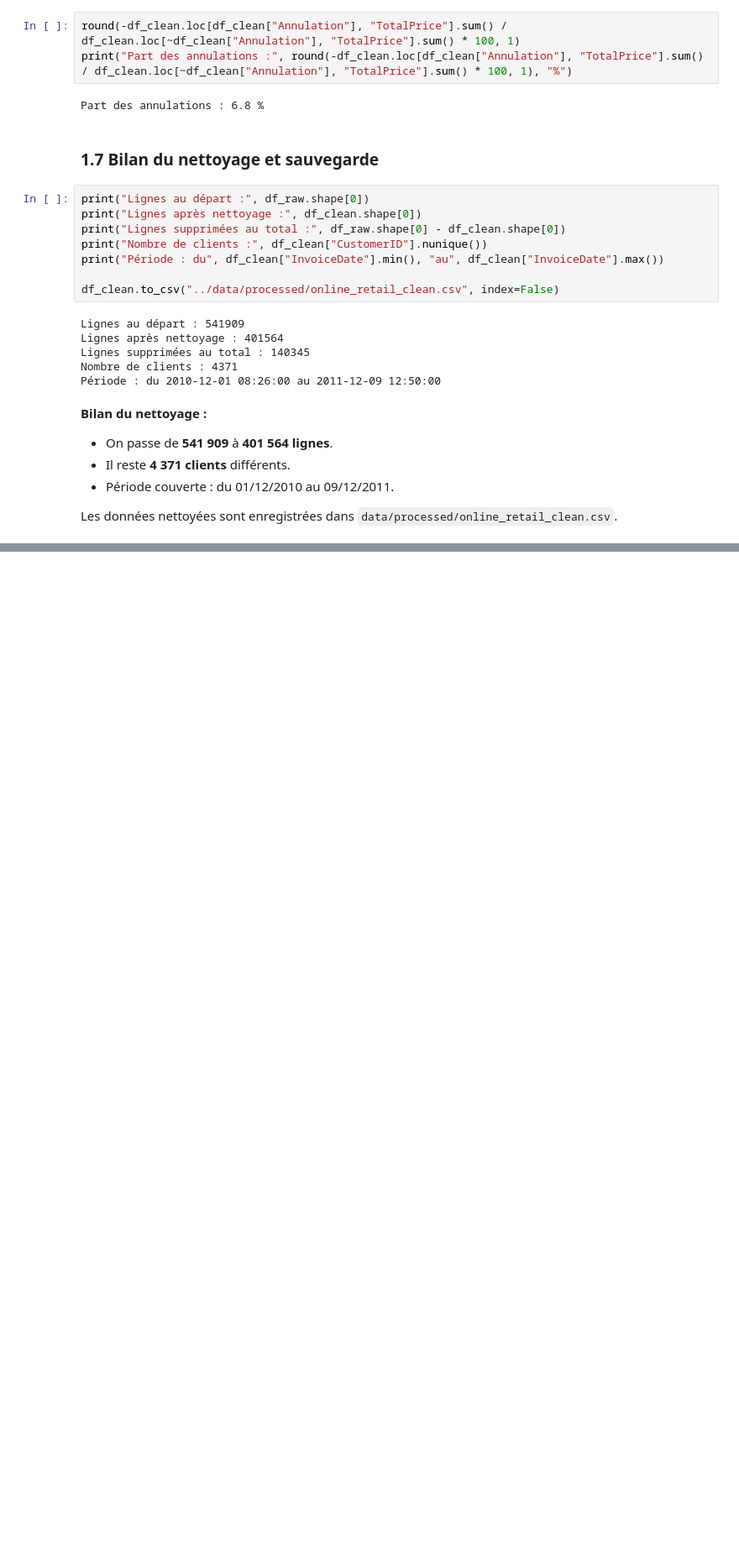
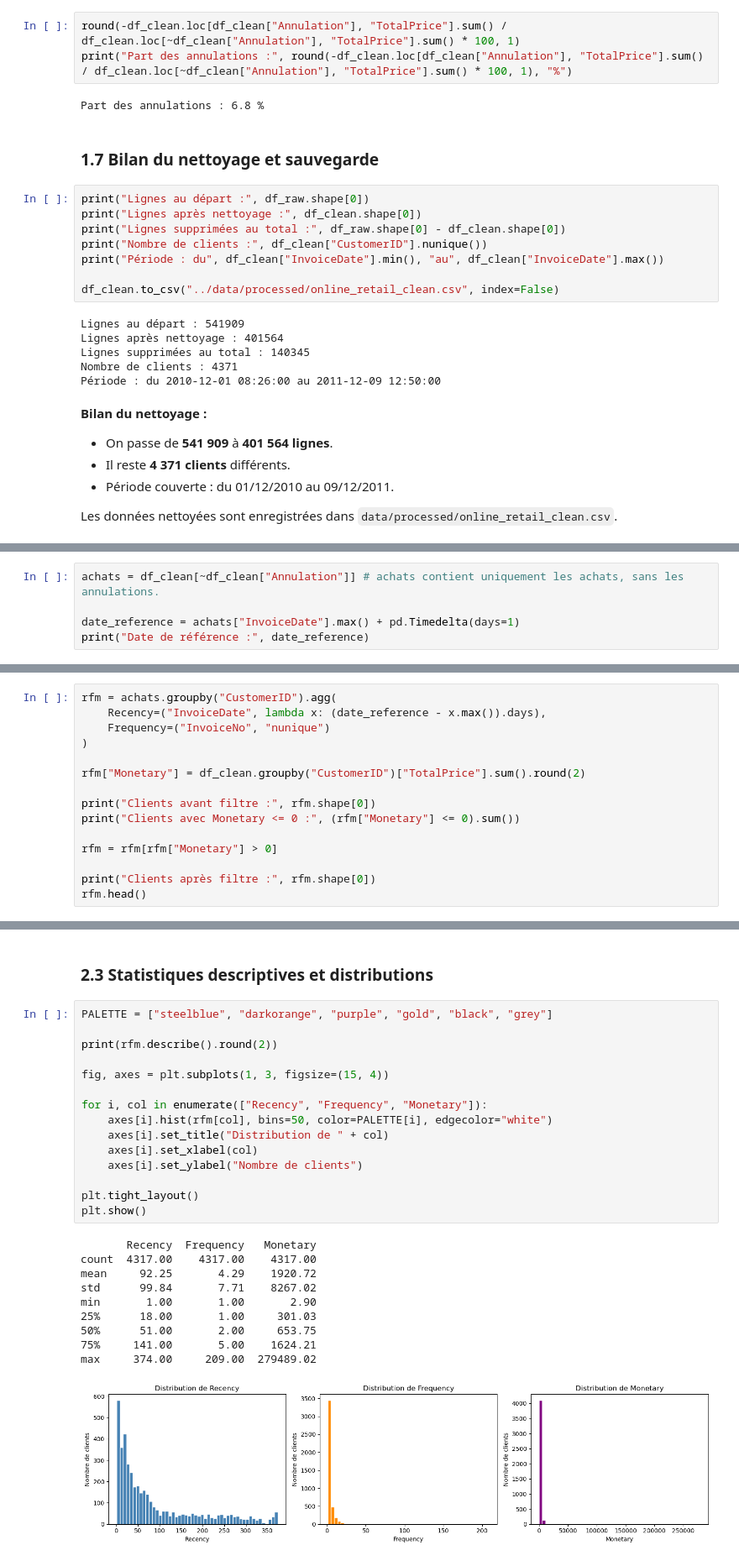
Before and after one commit to Zohair69/globalshop-rfm, a Jupyter notebook: notebooks/rfm_zohair.ipynb, the cells around one changed output, grey strips where cells are left out. Shown at 84% size. Cells and saved outputs as stored; diff of their text form; blank space fills up the shorter version.

Commit message:
[Zohair] Étape 2 (en cours) : date de référence, calcul RFM et statistiques descriptives

```diff
--- a/notebooks/rfm_zohair.ipynb
+++ b/notebooks/rfm_zohair.ipynb
@@ -219,0 +224,5 @@ Les données nettoyées sont enregistrées dans `data/processed/online_retail_cl
+# %%
+achats = df_clean[~df_clean["Annulation"]] # achats contient uniquement les achats, sans les annulations.
+
+date_reference = achats["InvoiceDate"].max() + pd.Timedelta(days=1)
+print("Date de référence :", date_reference)
@@ -219,0 +239,15 @@ Les données nettoyées sont enregistrées dans `data/processed/online_retail_cl
+# %%
+rfm = achats.groupby("CustomerID").agg(
+    Recency=("InvoiceDate", lambda x: (date_reference - x.max()).days),
+    Frequency=("InvoiceNo", "nunique")
+)
+
+rfm["Monetary"] = df_clean.groupby("CustomerID")["TotalPrice"].sum().round(2)
+
+print("Clients avant filtre :", rfm.shape[0])
+print("Clients avec Monetary <= 0 :", (rfm["Monetary"] <= 0).sum())
+
+rfm = rfm[rfm["Monetary"] > 0]
+
+print("Clients après filtre :", rfm.shape[0])
+rfm.head()
@@ -219,0 +283,28 @@ Les données nettoyées sont enregistrées dans `data/processed/online_retail_cl
+# %% [markdown]
+### 2.3 Statistiques descriptives et distributions
+# %%
+PALETTE = ["steelblue", "darkorange", "purple", "gold", "black", "grey"]
+
+print(rfm.describe().round(2))
+
+fig, axes = plt.subplots(1, 3, figsize=(15, 4))
+
+for i, col in enumerate(["Recency", "Frequency", "Monetary"]):
+    axes[i].hist(rfm[col], bins=50, color=PALETTE[i], edgecolor="white")
+    axes[i].set_title("Distribution de " + col)
+    axes[i].set_xlabel(col)
+    axes[i].set_ylabel("Nombre de clients")
+
+plt.tight_layout()
+plt.show()
+# %% [output]
+       Recency  Frequency   Monetary
+count  4317.00    4317.00    4317.00
+mean     92.25       4.29    1920.72
+std      99.84       7.71    8267.02
+min       1.00       1.00       2.90
+25%      18.00       1.00     301.03
+50%      51.00       2.00     653.75
+75%     141.00       5.00    1624.21
+max     374.00     209.00  279489.02
+[figure, added]
```
Also changed, not shown: parts of 13 cells of this notebook.
